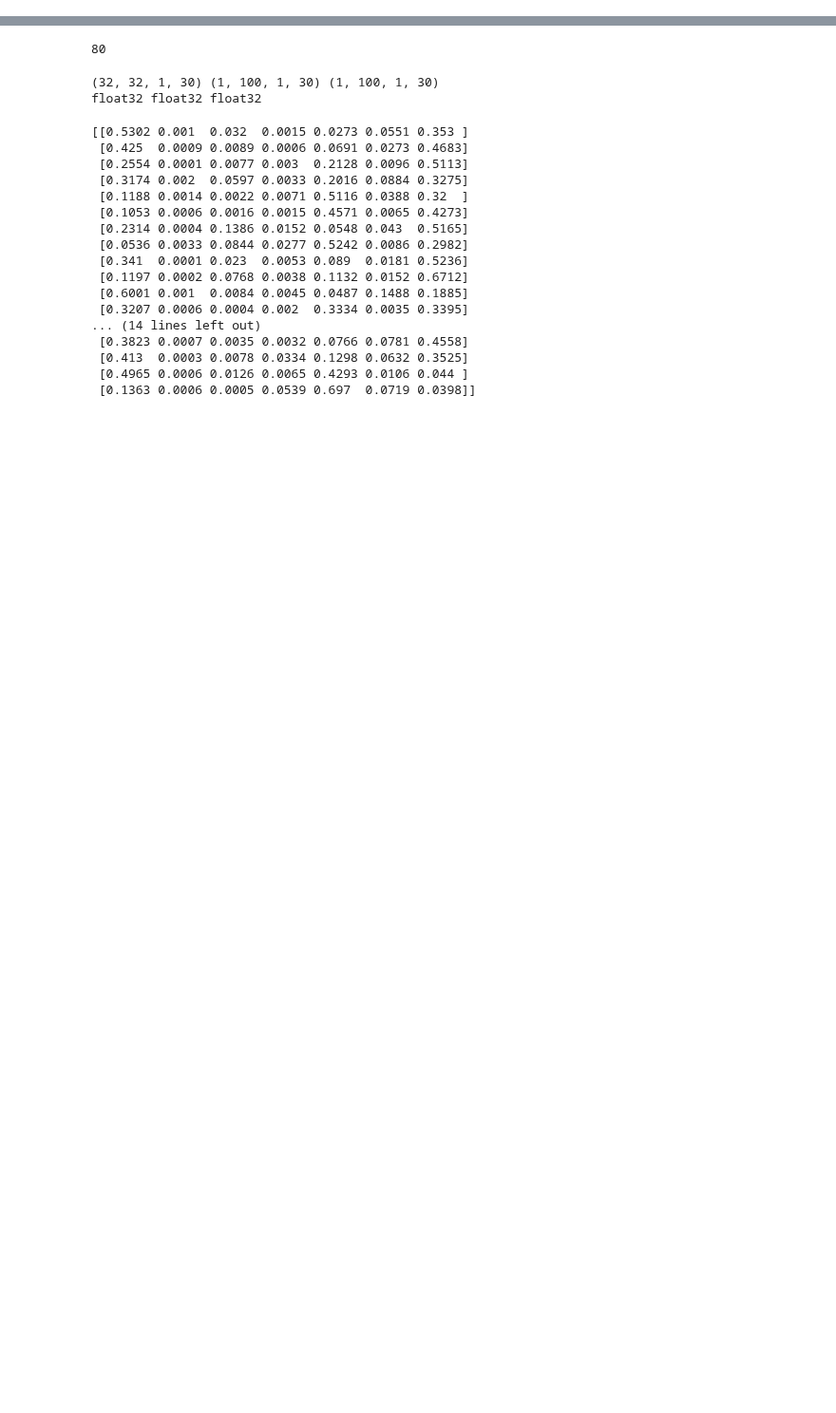
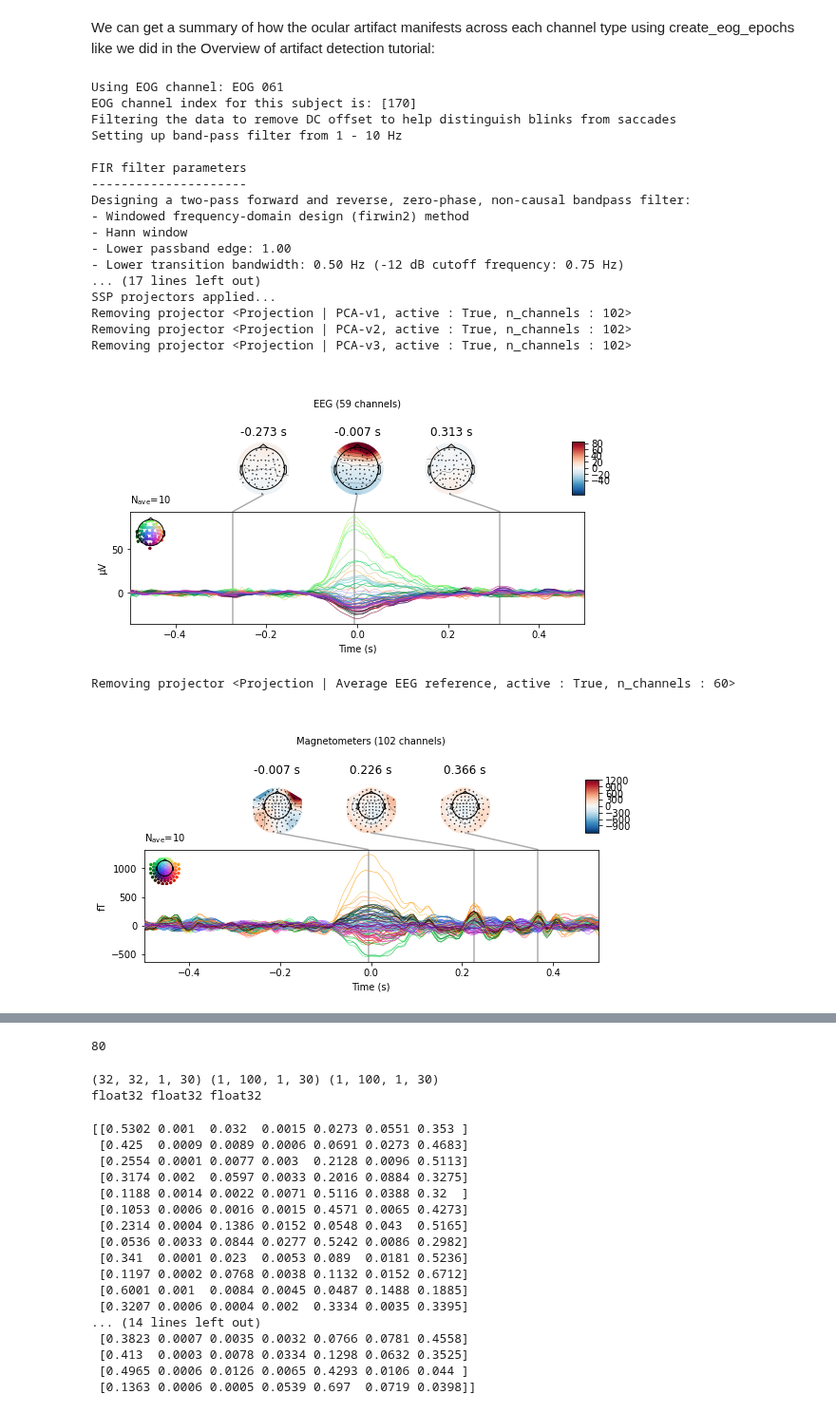
Before and after one commit to mne-tools/mne-icalabel, a Jupyter notebook: mneICA.ipynb, the cells around one changed output, grey strips where cells are left out. Shown at 95% size. Drawn from its saved outputs; the diff is of its cells as text; code cells hidden in the pictures; blank space fills up the shorter version.

```diff
--- a/mneICA.ipynb
+++ b/mneICA.ipynb
@@ -24,0 +59,28 @@ epochs.get_data().shape
+# %% [markdown]
+We can get a summary of how the ocular artifact manifests across each channel type using create_eog_epochs like we did in the Overview of artifact detection tutorial:
+# %%
+eog_evoked = create_eog_epochs(raw).average()
+eog_evoked.apply_baseline(baseline=(None, -0.2))
+eog_evoked.plot_joint()
+pass
+# %% [output]
+Using EOG channel: EOG 061
+EOG channel index for this subject is: [170]
+Filtering the data to remove DC offset to help distinguish blinks from saccades
+Setting up band-pass filter from 1 - 10 Hz
+
+FIR filter parameters
+---------------------
+Designing a two-pass forward and reverse, zero-phase, non-causal bandpass filter:
+- Windowed frequency-domain design (firwin2) method
+- Hann window
+- Lower passband edge: 1.00
+- Lower transition bandwidth: 0.50 Hz (-12 dB cutoff frequency: 0.75 Hz)
+... (17 lines left out)
+SSP projectors applied...
+Removing projector <Projection | PCA-v1, active : True, n_channels : 102>
+Removing projector <Projection | PCA-v2, active : True, n_channels : 102>
+Removing projector <Projection | PCA-v3, active : True, n_channels : 102>
+[figure, added]
+Removing projector <Projection | Average EEG reference, active : True, n_channels : 60>
+[figure, added]
```
Also changed, not shown: parts of 27 cells of this notebook, 4 other files.
